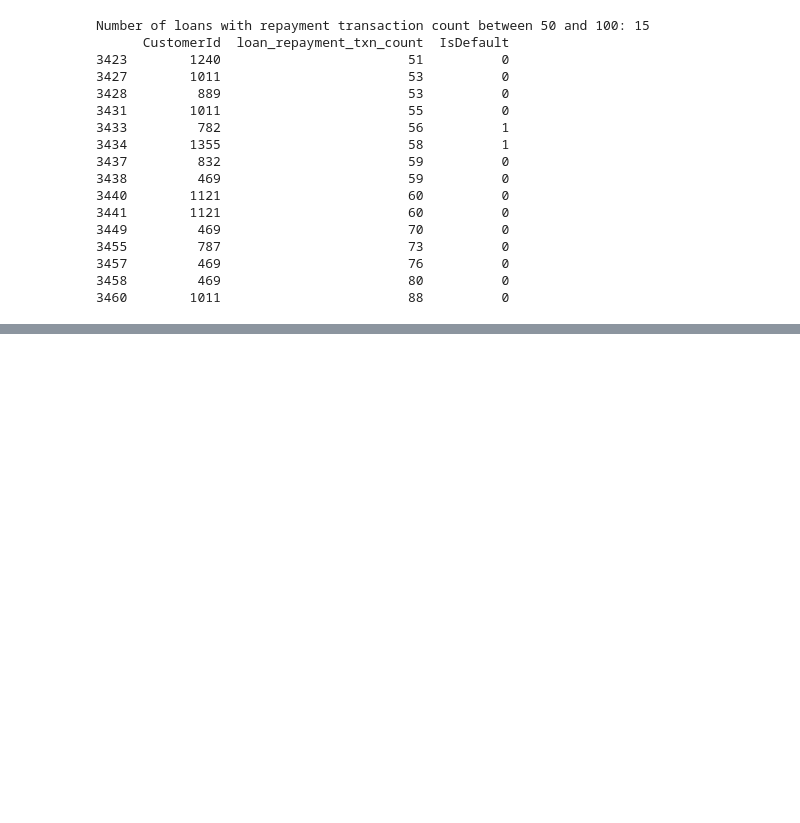
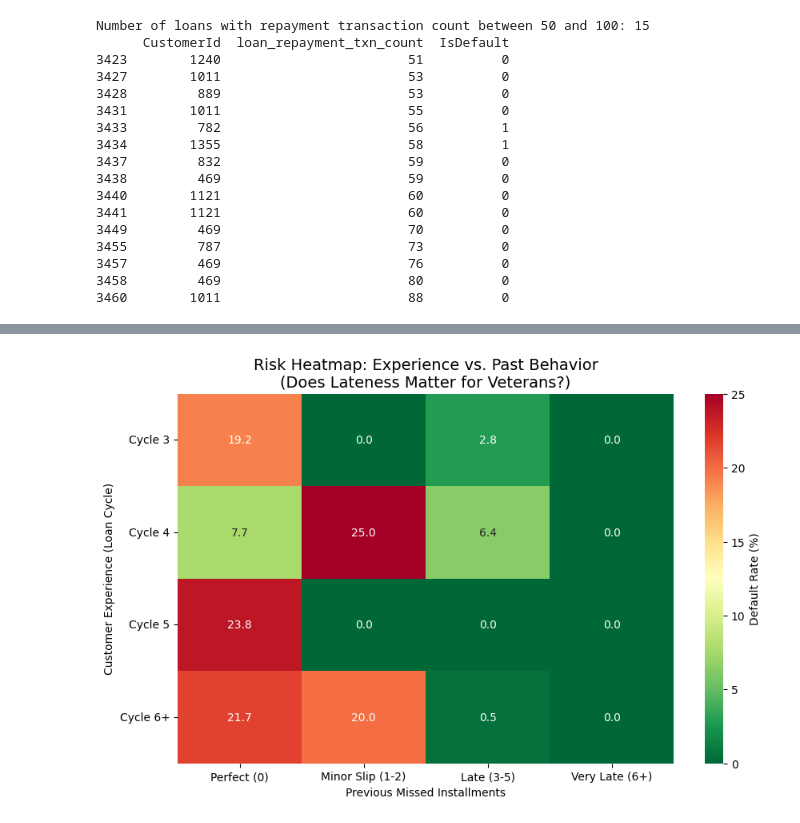
Before and after one commit to jmuhunyu/moniqo_project, a Jupyter notebook: James/project_eda.ipynb, the cells around one changed output, grey strips where cells are left out. Saved outputs shown, nothing was run; the diff lists cells and outputs as text; code cells hidden in the pictures; blank space fills up the shorter version.

```diff
--- a/James/project_eda.ipynb
+++ b/James/project_eda.ipynb
@@ -445,0 +505,26 @@ max           650.000000
+# %%
+# Experience: Loan Cycle vs. Missed History Heatmap
+
+# 4. Create Bins
+# Behavior Bins
+history_df['History_Group'] = pd.cut(history_df['Prev_MissedInstalments'],
+                                     bins=[-1, 0, 2, 5, 100],
+                                     labels=['Perfect (0)', 'Minor Slip (1-2)', 'Late (3-5)', 'Very Late (6+)'])
+
+# Experience Bins (Loan Cycles)
+history_df['Experience_Group'] = pd.cut(history_df['Loan_Sequence'],
+                                      bins=[1.9, 2.9, 3.9, 4.9, 5.9, 100],
+                                      labels=['Cycle 2', 'Cycle 3', 'Cycle 4', 'Cycle 5', 'Cycle 6+'])
+
+# 5. Create Heatmap
+pivot_table = history_df.pivot_table(index='Experience_Group', columns='History_Group', values='IsDefault', aggfunc='mean') * 100
+
+plt.figure(figsize=(10, 6))
+sns.heatmap(pivot_table, annot=True, fmt=".1f", cmap='RdYlGn_r', cbar_kws={'label': 'Default Rate (%)'})
+plt.title('Risk Heatmap: Experience vs. Past Behavior\n(Does Lateness Matter for Veterans?)', fontsize=14)
+plt.ylabel('Customer Experience (Loan Cycle)')
+plt.xlabel('Previous Missed Installments')
+plt.yticks(rotation=0)
+plt.show()
+# %% [output]
+[figure, added]
```
Also changed, not shown: parts of 18 cells of this notebook.
